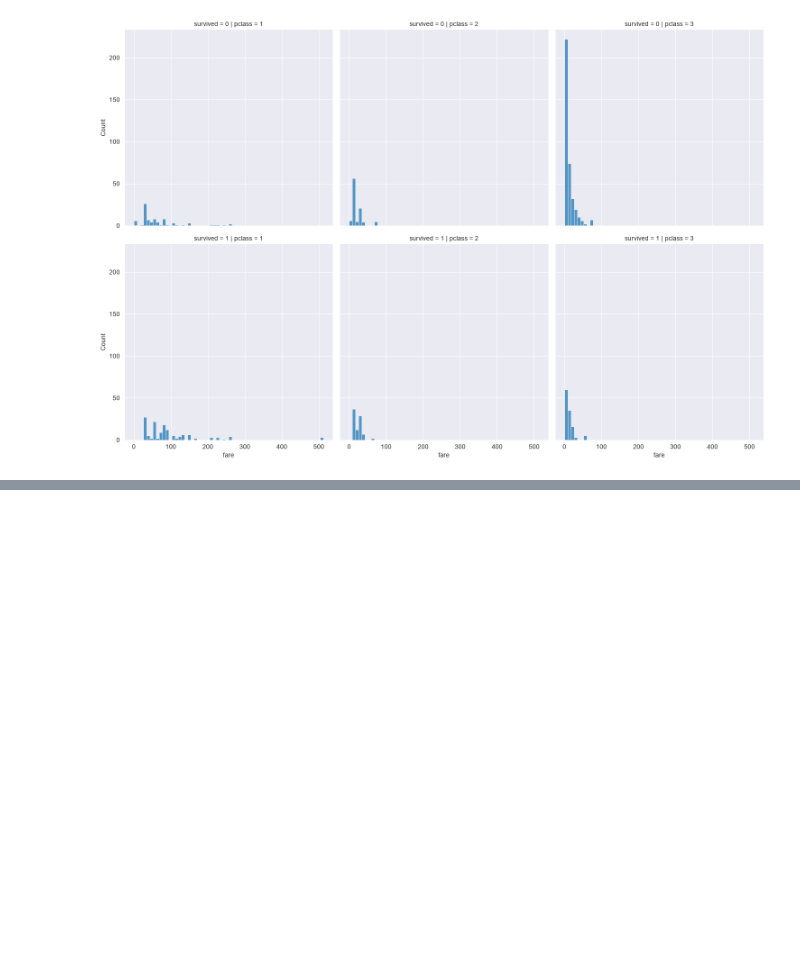
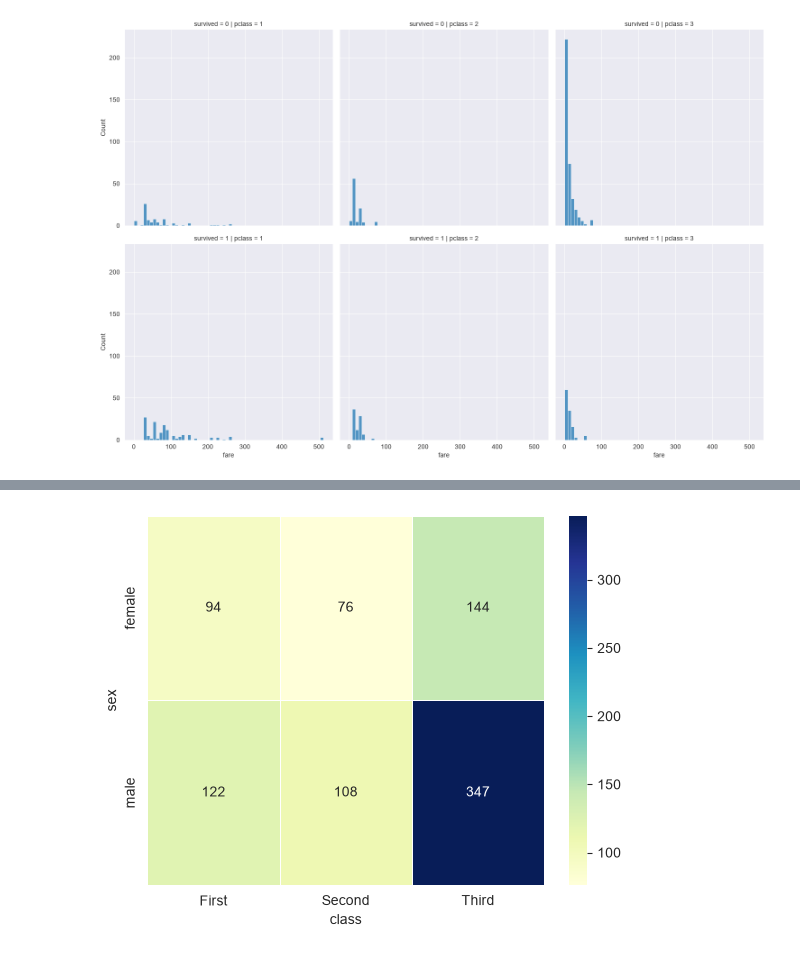
Before and after one commit to ChaeYeongJi/18_data_analytics, a Jupyter notebook: 02_seaborn.ipynb, the cells around one changed output, grey strips where cells are left out. Saved outputs shown, nothing was run; the diff lists cells and outputs as text; code cells hidden in the pictures; blank space fills up the shorter version.

```diff
--- a/02_seaborn.ipynb
+++ b/02_seaborn.ipynb
@@ -211,0 +269,13 @@ plt.show()
+# %%
+sns.heatmap(
+    table,
+    annot=True,
+    fmt='d',
+    cmap='YlGnBu',
+    linewidths=.5,
+    cbar=True
+)
+
+plt.show()
+# %% [output]
+[figure, added]
```
Also changed, not shown: parts of 5 cells of this notebook.
